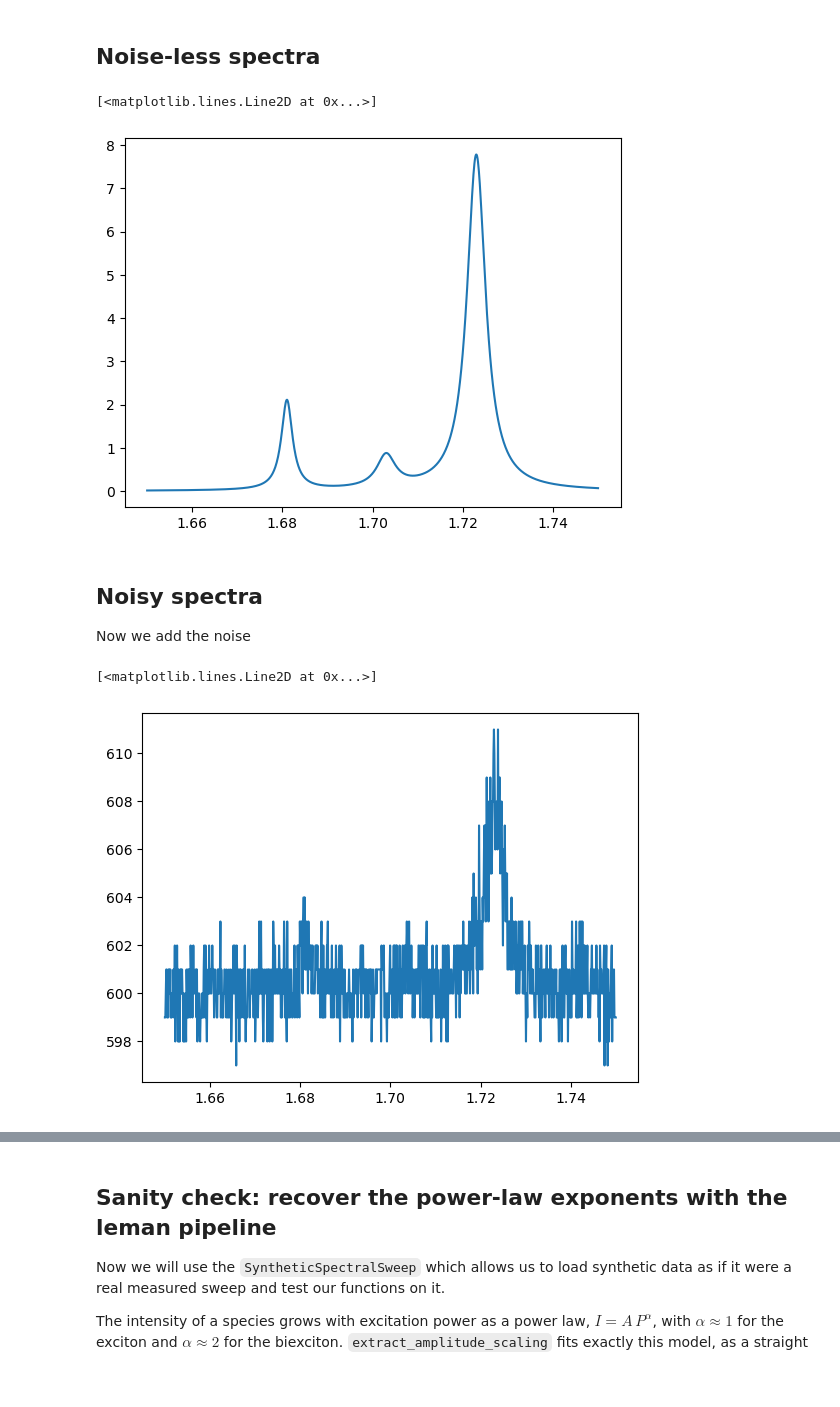
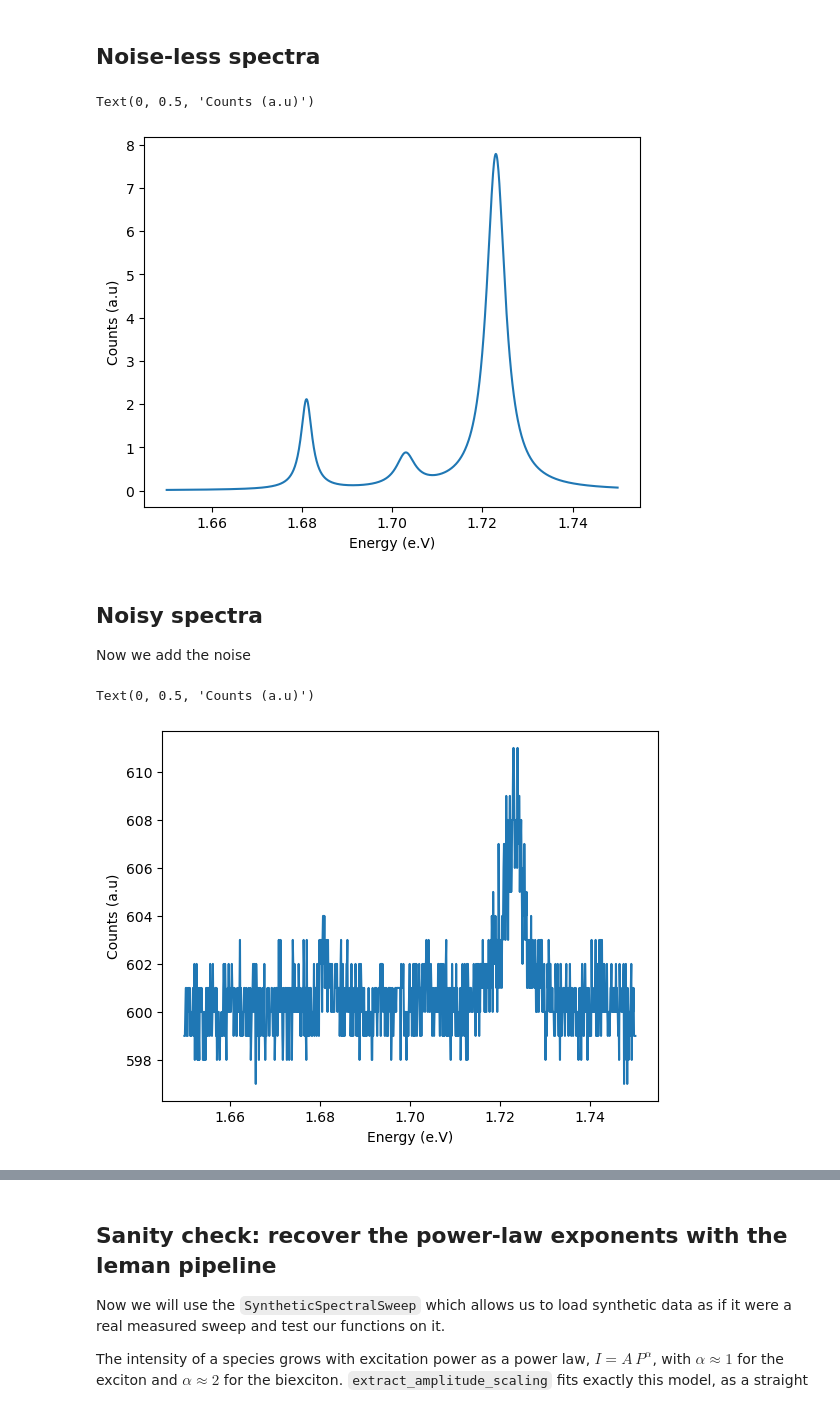
Before and after one commit to brandonlokesy/leman, a Jupyter notebook: examples/example_synthetic_data.ipynb, the cells around one changed output, grey strips where cells are left out. Cells and saved outputs as stored; diff of their text form; code cells hidden in the pictures; blank space fills up the shorter version.

Commit message:
updated example_synthetic_data.ipynb to include figure axis labels

```diff
--- a/examples/example_synthetic_data.ipynb
+++ b/examples/example_synthetic_data.ipynb
@@ -63,9 +63,12 @@ spectra = model_spectra(energy, powers = powers)
 
 fig, ax = plt.subplots()
 ax.plot(energy, spectra[:,0])
+
+ax.set_xlabel("Energy (e.V)")
+ax.set_ylabel("Counts (a.u)")
 # %% [output]
-[<matplotlib.lines.Line2D at 0x...>]
+Text(0, 0.5, 'Counts (a.u)')
-[figure, old version]
+[figure, new version]
 # %% [markdown]
 ## Noisy spectra
 
@@ -79,9 +82,12 @@ noisy = detector_counts(signal = spectra,
 # %%
 fig, ax = plt.subplots()
 ax.plot(energy, noisy[:,0])
+
+ax.set_xlabel("Energy (e.V)")
+ax.set_ylabel("Counts (a.u)")
 # %% [output]
-[<matplotlib.lines.Line2D at 0x...>]
+Text(0, 0.5, 'Counts (a.u)')
-[figure, old version]
+[figure, new version]
 # %%
 fig, ax = plt.subplots()
 
```
Also changed, not shown: parts of 1 cell of this notebook.
